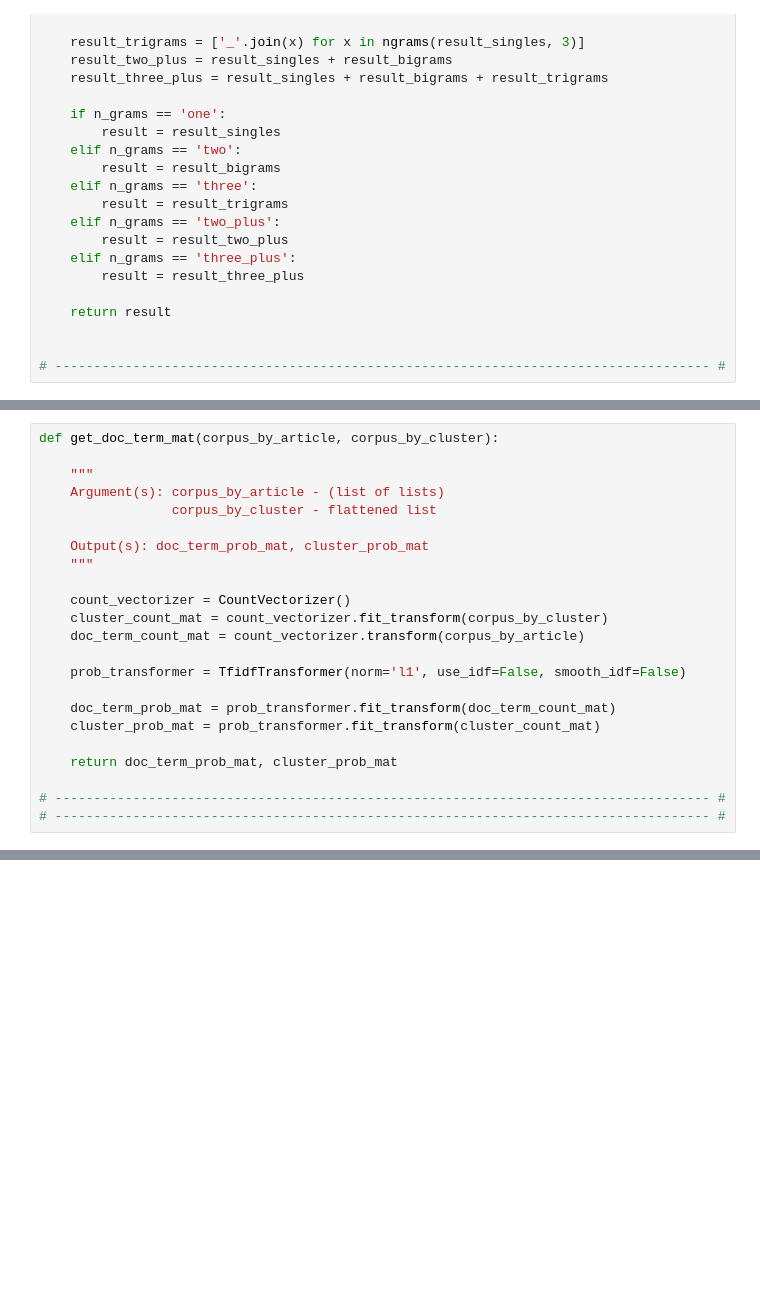
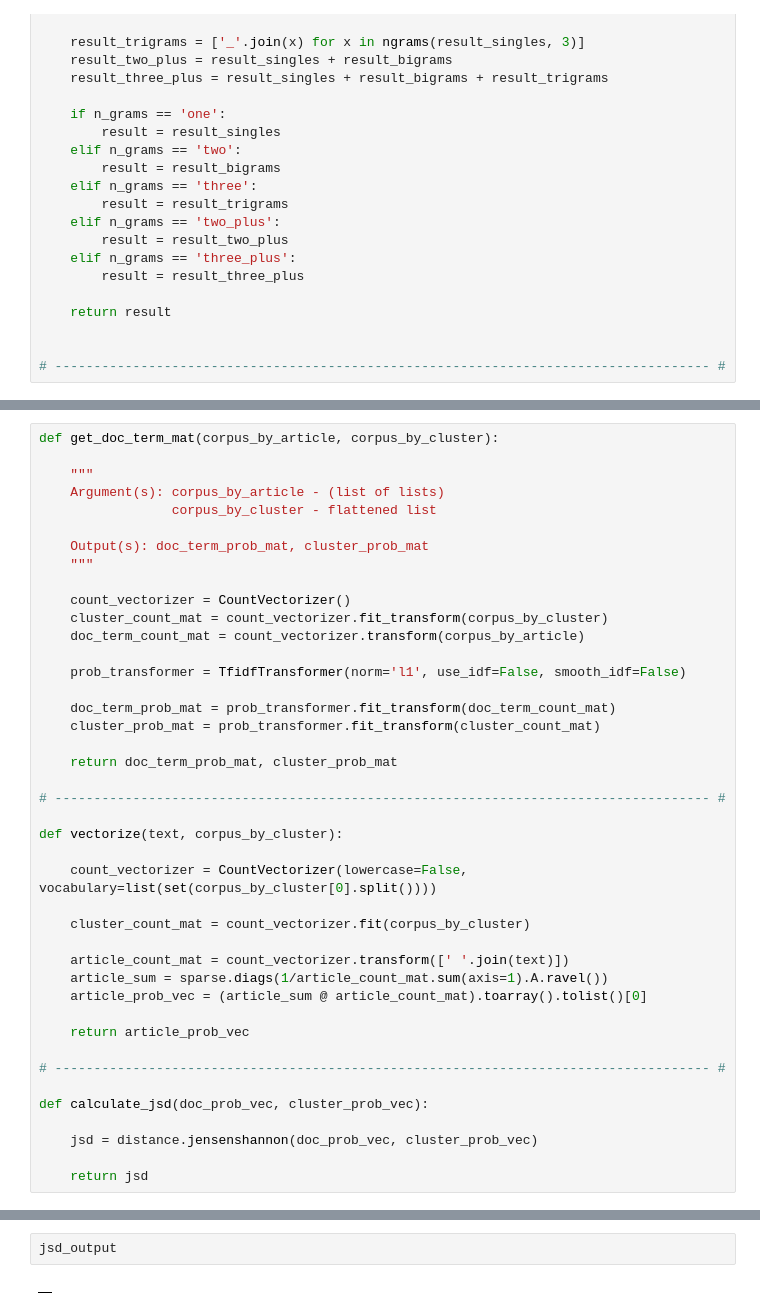
Before and after one commit to NETESOLUTIONS/ERNIE, a Jupyter notebook: P2_studies/theta_plus/Cluster_JSD_Computation.ipynb, the cells around one changed output, grey strips where cells are left out. Saved outputs shown, nothing was run; the diff lists cells and outputs as text; blank space fills up the shorter version.

```diff
--- a/P2_studies/theta_plus/Cluster_JSD_Computation.ipynb
+++ b/P2_studies/theta_plus/Cluster_JSD_Computation.ipynb
@@ -197,7 +236,26 @@ def get_doc_term_mat(corpus_by_article, corpus_by_cluster):
     return doc_term_prob_mat, cluster_prob_mat
 
 # ------------------------------------------------------------------------------------ #
+
+def vectorize(text, corpus_by_cluster):
+
+    count_vectorizer = CountVectorizer(lowercase=False, vocabulary=list(set(corpus_by_cluster[0].split())))
+
+    cluster_count_mat = count_vectorizer.fit(corpus_by_cluster)
+
+    article_count_mat = count_vectorizer.transform([' '.join(text)])
+    article_sum = sparse.diags(1/article_count_mat.sum(axis=1).A.ravel())
+    article_prob_vec = (article_sum @ article_count_mat).toarray().tolist()[0]
+
+    return article_prob_vec
+
 # ------------------------------------------------------------------------------------ #
+
+def calculate_jsd(doc_prob_vec, cluster_prob_vec):
+
+    jsd = distance.jensenshannon(doc_prob_vec, cluster_prob_vec)
+
+    return jsd
 # %%
 # ------------------------------------------------------------------------------------ #
 
@@ -342,0 +422,4 @@ print("ALL COMPLETED.")
+# %%
+jsd_output
+# %% [output]
+|  |
```
Also changed, not shown: parts of 4 cells of this notebook, 2 other files.
